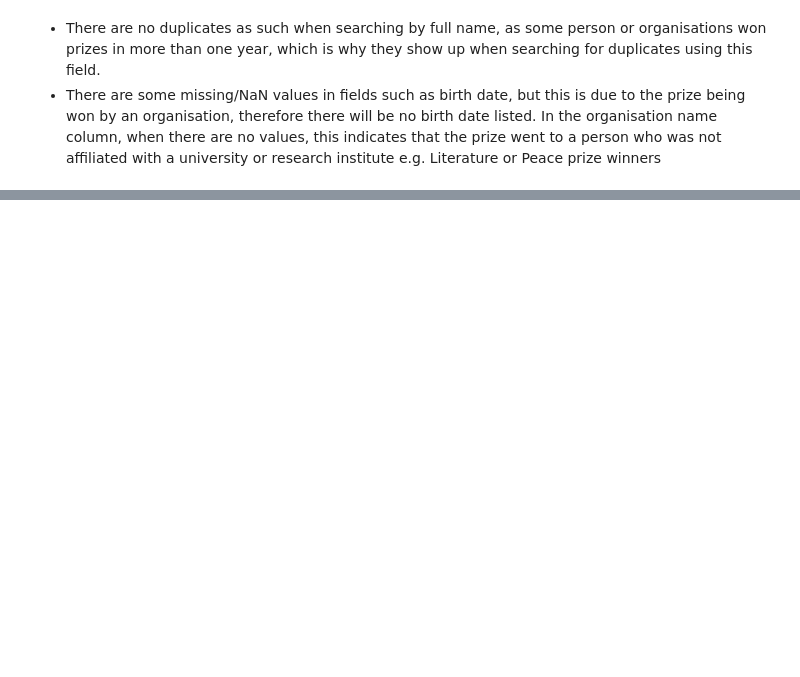
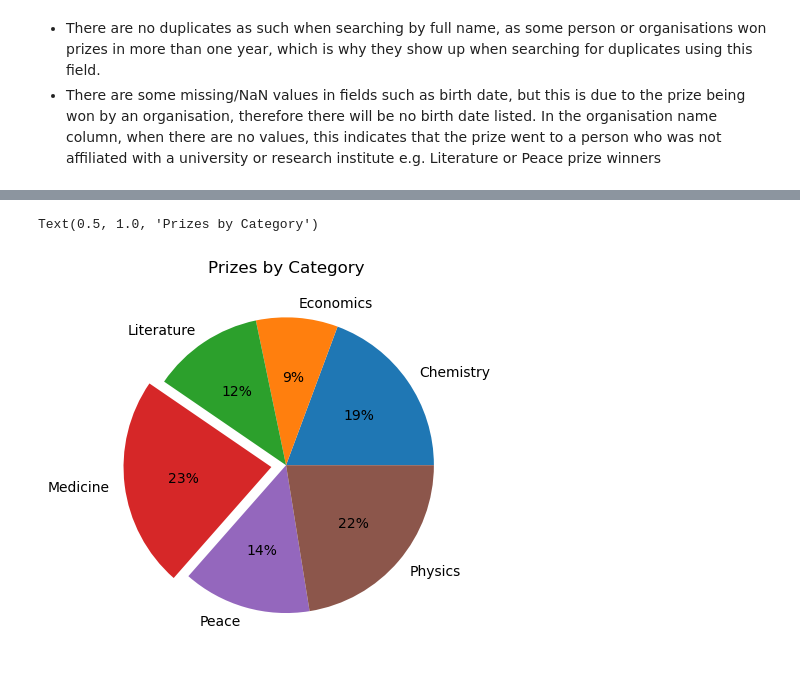
Before and after one commit to Am1tp/DataAnalysis-JupyterNotebook-NobelPrizes, a Jupyter notebook: NobelPrizeAnalysis.ipynb, the cells around one changed output, grey strips where cells are left out. Drawn from its saved outputs; the diff is of its cells as text; code cells hidden in the pictures; blank space fills up the shorter version.

Commit message:
data visuals

```diff
--- a/NobelPrizeAnalysis.ipynb
+++ b/NobelPrizeAnalysis.ipynb
@@ -125,13 +125,11 @@ organization_city                object
 organization_country             object
 ISO                              object
 dtype: object
-# %%
-for share in data.prize_share.astype(str):
-    share.split('/')
-    num = int(share[0])
-    denom = int(share[2])
-    decimal = round((num / denom),2)
-    data["share_pct"] = decimal
+# %%
+sep_values = data.prize_share.str.split('/', expand=True)
+numerator = pd.to_numeric(sep_values[0])
+denominator = pd.to_numeric(sep_values[1])
+data['share_pct']= numerator/denominator
 # %%
 data.sample()
 # %% [output]
@@ -158,0 +175,9 @@ data.sample()
+# %%
+categories = data.groupby('category').prize.count()
+# %%
+plt.figure()
+plt.pie(categories, labels=categories.index, autopct="%1.0f%%", explode=(0,0,0,0.1,0,0))
+plt.title('Prizes by Category')
+# %% [output]
+Text(0.5, 1.0, 'Prizes by Category')
+[figure, added]
```
Also changed, not shown: parts of 51 cells of this notebook.
